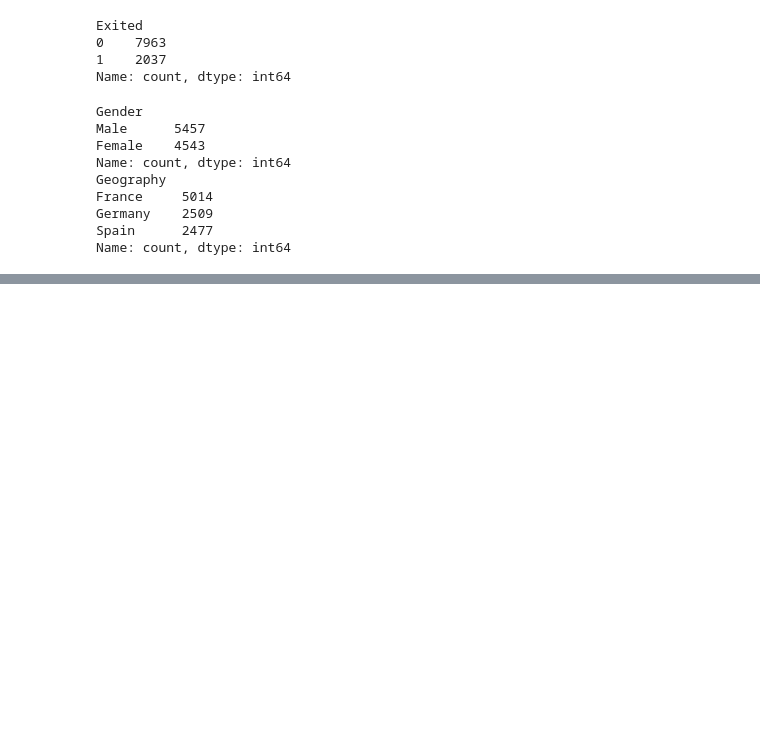
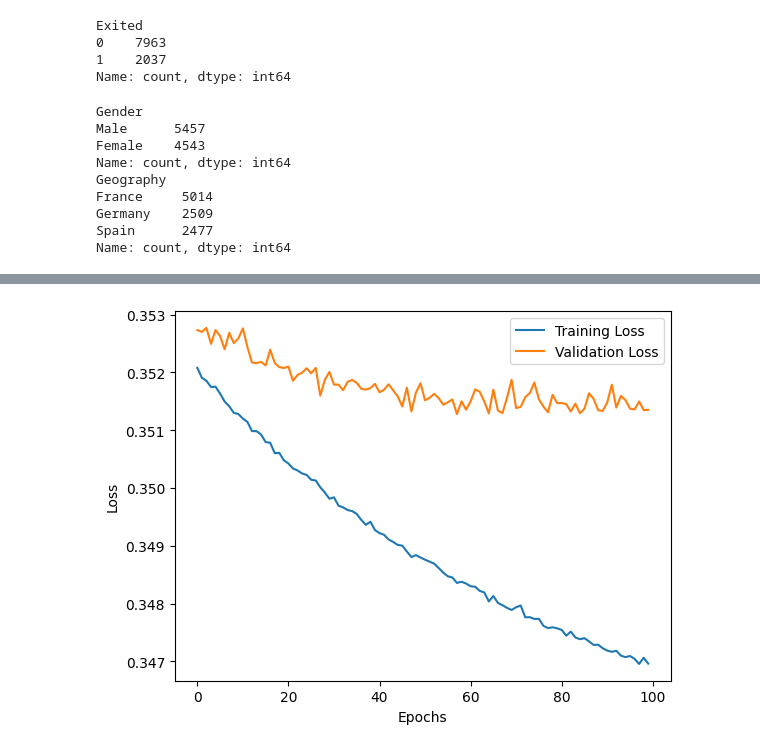
Before and after one commit to SARWAGYASHAH/deep-learning-implementation, a Jupyter notebook: ANN_implementation/customer_churn.ipynb, the cells around one changed output, grey strips where cells are left out. Saved outputs shown, nothing was run; the diff lists cells and outputs as text; code cells hidden in the pictures; blank space fills up the shorter version.

```diff
--- a/ANN_implementation/customer_churn.ipynb
+++ b/ANN_implementation/customer_churn.ipynb
@@ -116,0 +142,9 @@ pd.DataFrame(xtrain_scaled).head()
+# %%
+model=Sequential()# model formed
+# hidden layers with 3 perceptrons
+model.add(Dense(3,activation='sigmoid',input_dim=10)) # hidden layer with 10
+# input dimension
+# adding output layers with 1 perceptron
+model.add(Dense(1,activation='sigmoid'))# this actiavtion would give me a
+# probabilty
+model.summary()
@@ -116,0 +163,4 @@ pd.DataFrame(xtrain_scaled).head()
+# %%
+# model compilation
+model.compile(loss='binary_crossentropy',optimizer='Adam',metrics=['accuracy'])
+history=model.fit(xtrain_scaled,ytrain,epochs=100,validation_split=0.2)
@@ -116,0 +210,9 @@ pd.DataFrame(xtrain_scaled).head()
+# %%
+plt.plot(history.history['loss'], label='Training Loss')
+plt.plot(history.history['val_loss'], label='Validation Loss')
+plt.xlabel('Epochs')
+plt.ylabel('Loss')
+plt.legend()
+plt.show()
+# %% [output]
+[figure, added]
```
Also changed, not shown: parts of 18 cells of this notebook.
